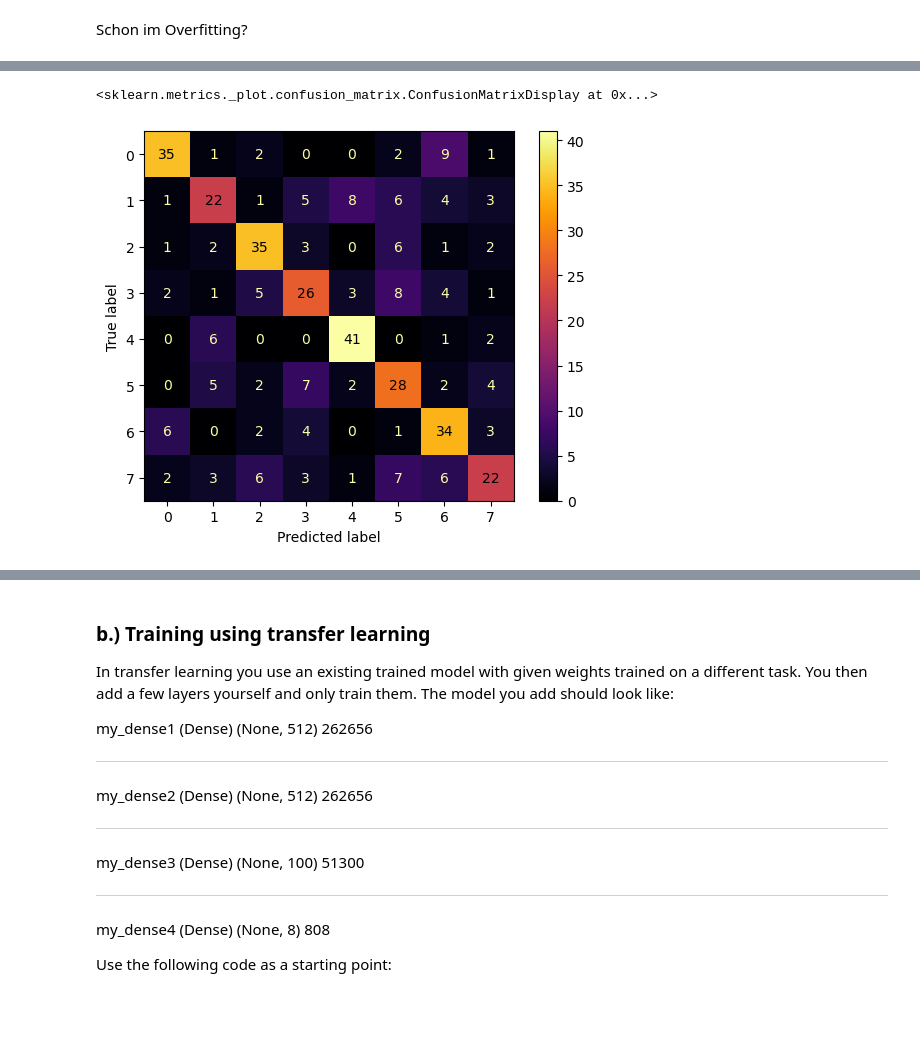
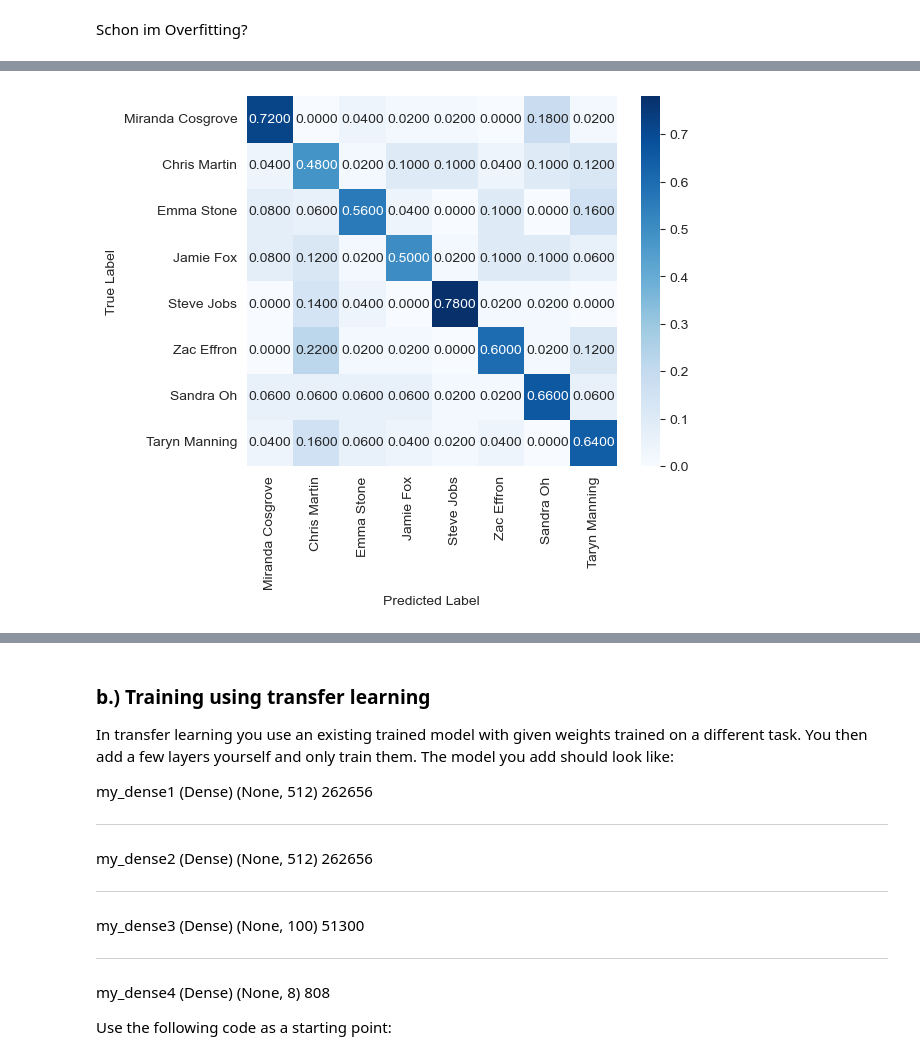
Before and after one commit to flnat/DeepLearning, a Jupyter notebook: Blatt_2/cnn_faces.ipynb, the cells around one changed output, grey strips where cells are left out. Drawn from its saved outputs; the diff is of its cells as text; code cells hidden in the pictures; blank space fills up the shorter version.

```diff
--- a/Blatt_2/cnn_faces.ipynb
+++ b/Blatt_2/cnn_faces.ipynb
@@ -91,6 +90,9 @@ with h5py.File("test.hdf5") as file:
 x_train = x_train / 255.0
 x_val = x_val / 255.0
 x_test = x_test / 255.0
+# %%
+labels = ["Miranda Cosgrove", "Chris Martin", "Emma Stone", "Jamie Fox", "Steve Jobs", "Zac Effron", "Sandra Oh",
+          "Taryn Manning"]
 # %% [markdown]
 ### a.) Training an CNN from scratch
 Train a model (as shown below) from scratch, using the training data for training and the validation data for validation. For all activations in the hidden layer use the 'ReLU', for the last layer use softmax. Use 3x3 convolutions and use padding = same.
@@ -201,7 +203,14 @@ accuracy_score(y_test, y_hat)
-# %%
-from sklearn.metrics import ConfusionMatrixDisplay
-
-ConfusionMatrixDisplay.from_predictions(y_test, y_hat, cmap="inferno")
-# %% [output]
-<sklearn.metrics._plot.confusion_matrix.ConfusionMatrixDisplay at 0x...>
-[figure, removed]
+# %%
+from sklearn.metrics import confusion_matrix
+
+def show_confusion_matrix(y_true, y_hat):
+    confusion = confusion_matrix(y_true, y_hat)
+    confusion_norm = confusion / np.sum(confusion, axis=1)
+
+    ax = sns.heatmap(confusion_norm, xticklabels=labels, yticklabels=labels, cmap="Blues", annot=True, fmt = ".4f", square=True)
+    ax.set_xlabel("Predicted Label")
+    ax.set_ylabel("True Label")
+# %%
+show_confusion_matrix(y_test, y_hat);
+# %% [output]
+[figure, added]
```
Also changed, not shown: parts of 30 cells of this notebook.
